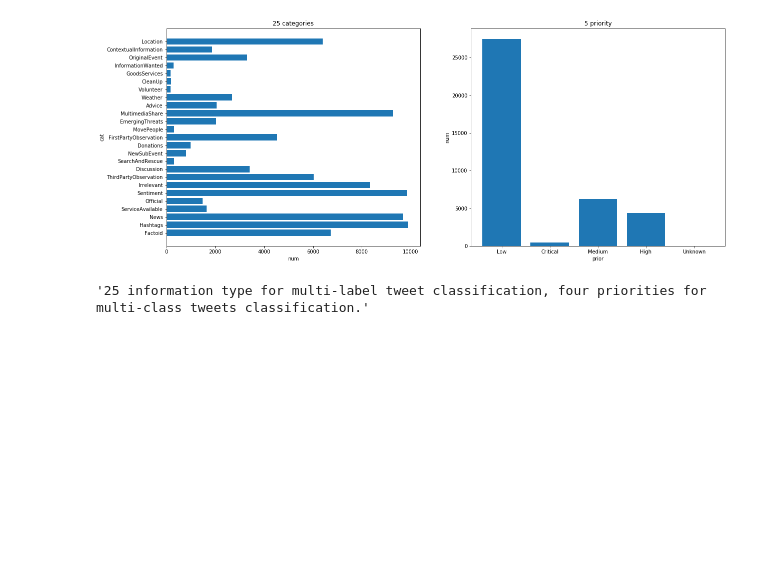
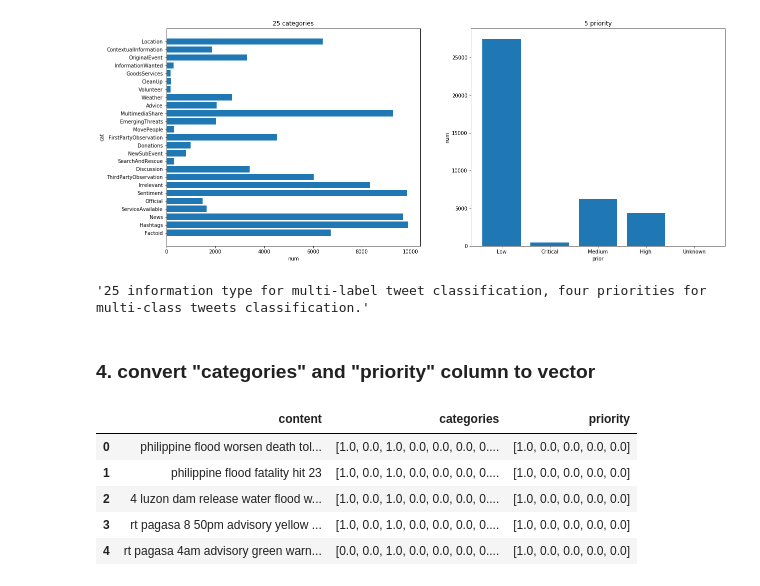
Before and after one commit to SnowYJ/TREC-IS-2020, a Jupyter notebook: system_0.ipynb, the cells around one changed output. Drawn from its saved outputs; the diff is of its cells as text; code cells hidden in the pictures; blank space fills up the shorter version.

```diff
--- a/system_0.ipynb
+++ b/system_0.ipynb
@@ -20,7 +22,7 @@ for f in file_list:
 
 # load labels.
 labels = []
-with open('TRECIS_2018_2019-labels.json', 'r') as f:
+with open('data/TRECIS_2018_2019-labels.json', 'r') as f:
     for i in json.load(f):
         labels.append(i)
 # %%
@@ -229,6 +231,30 @@ plt.show()
 """25 information type for multi-label tweet classification, four priorities for multi-class tweets classification."""
 # %% [output]
 '25 information type for multi-label tweet classification, four priorities for multi-class tweets classification.'
+# %% [markdown]
+### 4. convert "categories" and "priority" column to vector
+# %%
+cat_id, prior_id = [i for i in range(len(cat))], [i for i in range(len(prior))]
+id_to_cat, id_to_prior = dict(zip(cat, cat_id)), dict(zip(prior, prior_id))
+
+for i in tqdm(range(len(new_label_dataset))):
+    temp_cat, temp_prior = new_label_dataset.loc[i, 'categories'], new_label_dataset.loc[i, 'priority']
+    vec_cat, vec_prior = np.zeros(len(cat)), np.zeros(len(prior))
+    for index in temp_cat:
+        vec_cat[id_to_cat[index]] = 1
+
+    vec_prior[id_to_prior[temp_prior]] = 1
+    new_label_dataset.loc[i, 'categories'] = vec_cat
+    new_label_dataset.loc[i, 'priority'] = vec_prior
+# %%
+new_label_dataset[:5]
+# %% [output]
+|  | content | categories | priority |
+| 0 | philippine flood worsen death tol... | [1.0, 0.0, 1.0, 0.0, 0.0, 0.0, 0.... | [1.0, 0.0, 0.0, 0.0, 0.0] |
+| 1 | philippine flood fatality hit 23 | [1.0, 0.0, 1.0, 0.0, 0.0, 0.0, 0.... | [1.0, 0.0, 0.0, 0.0, 0.0] |
+| 2 | 4 luzon dam release water flood w... | [1.0, 0.0, 1.0, 0.0, 0.0, 0.0, 0.... | [1.0, 0.0, 0.0, 0.0, 0.0] |
+| 3 | rt pagasa 8 50pm advisory yellow ... | [1.0, 0.0, 1.0, 0.0, 0.0, 0.0, 0.... | [1.0, 0.0, 0.0, 0.0, 0.0] |
+| 4 | rt pagasa 4am advisory green warn... | [0.0, 0.0, 1.0, 0.0, 0.0, 0.0, 0.... | [1.0, 0.0, 0.0, 0.0, 0.0] |
 # %%
 new_label_dataset.to_csv('new_label_dataset.csv')
 new_unlabel_dataset.to_csv('new_unlabel_dataset.csv')
```
Also changed, not shown: parts of 4 cells of this notebook.
